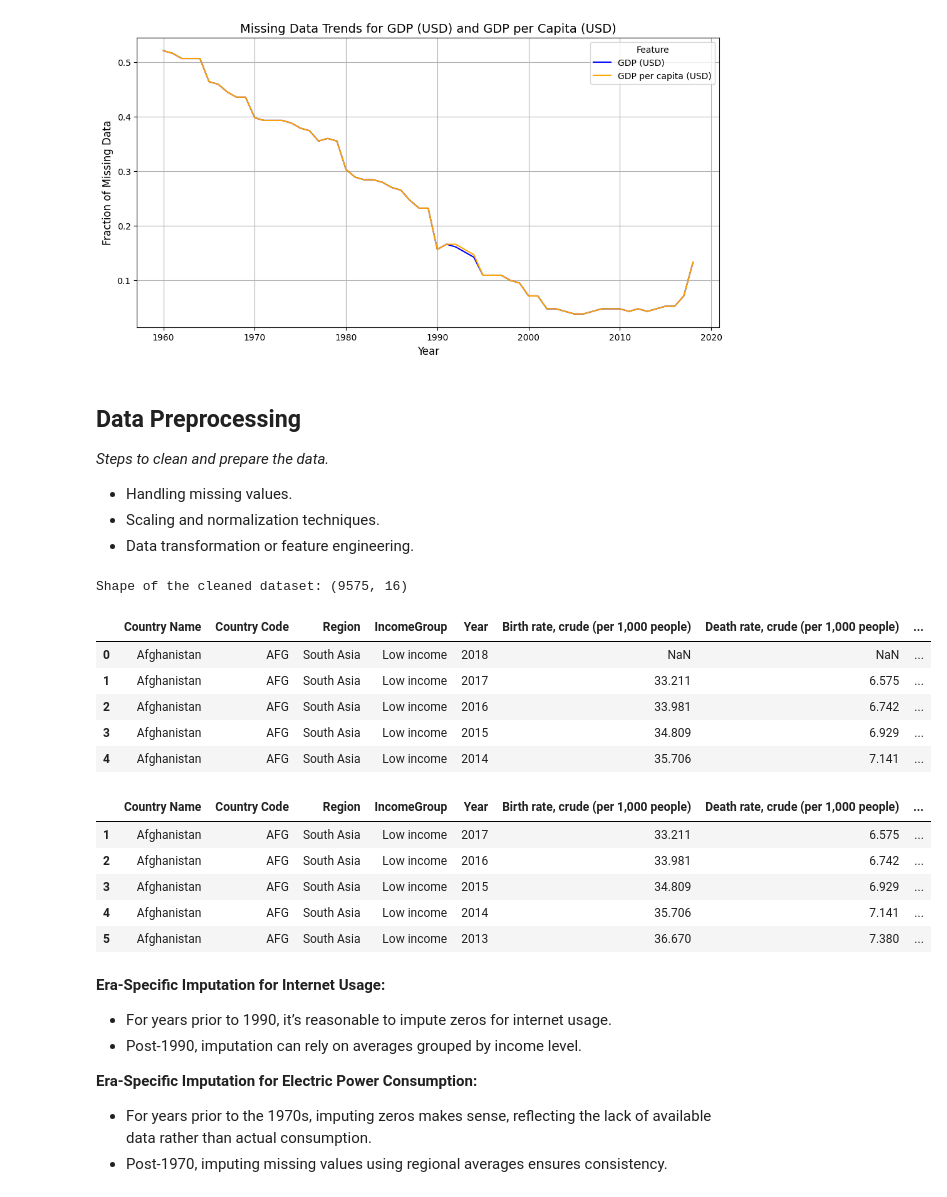
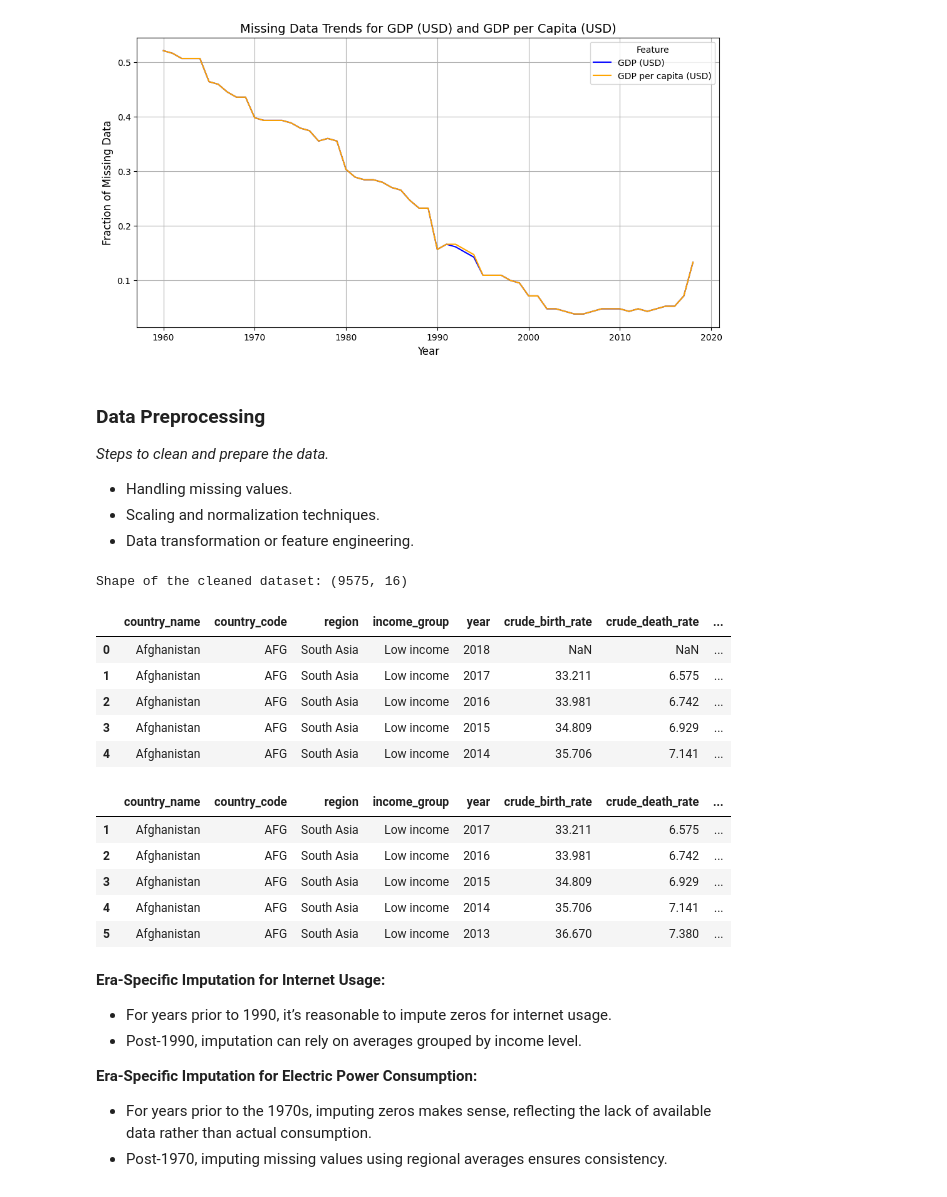
Before and after one commit to Siino-Z/Siino-Z.github.io, a Jupyter notebook: iPortfolio/Project3/WBReport.ipynb, the cells around one changed output. Cells and saved outputs as stored; diff of their text form; code cells hidden in the pictures.

```diff
--- a/iPortfolio/Project3/WBReport.ipynb
+++ b/iPortfolio/Project3/WBReport.ipynb
@@ -246,7 +255,7 @@ plt.show()
 [figure]
 # %% [markdown]
 
-## **Data Preprocessing**
+### **Data Preprocessing**
 _Steps to clean and prepare the data._
 
 - Handling missing values.
@@ -254,17 +263,17 @@ _Steps to clean and prepare the data._
 - Data transformation or feature engineering.
 # %%
 # Drop rows where GDP or GDP per capita (critical columns) are missing
-cleaned_df = df.dropna(subset=['GDP (USD)', 'GDP per capita (USD)'])
+cleaned_df = df_.dropna(subset=['gdp', 'gdp_per_capita'])
 
 # Recalculate Population (millions) after cleaning
-cleaned_df.loc[:, 'Population (M)'] = (cleaned_df['GDP (USD)'] / cleaned_df['GDP per capita (USD)']) / 1e6
+cleaned_df.loc[:, 'population'] = (cleaned_df['gdp'] / cleaned_df['gdp_per_capita']) / 1e6
 
 # Inspect the cleaned data
 print("Shape of the cleaned dataset:", cleaned_df.shape)
 display(cleaned_df.head())
 # %% [output]
 Shape of the cleaned dataset: (9575, 16)
-|  | Country Name | Country Code | Region | IncomeGroup | Year | Birth rate, crude (per 1,000 people) | Death rate, crude (per 1,000 people) | ... |
+|  | country_name | country_code | region | income_group | year | crude_birth_rate | crude_death_rate | ... |
 | 0 | Afghanistan | AFG | South Asia | Low income | 2018 | NaN | NaN | ... |
 | 1 | Afghanistan | AFG | South Asia | Low income | 2017 | 33.211 | 6.575 | ... |
 | 2 | Afghanistan | AFG | South Asia | Low income | 2016 | 33.981 | 6.742 | ... |
@@ -273,22 +282,22 @@ Shape of the cleaned dataset: (9575, 16)
 # %%
 # Dropping rows with missing values for Birth Rate, Death Rate, and Life Expectancy
 cleaned_df = cleaned_df.dropna(subset=[
-    'Birth rate, crude (per 1,000 people)',
-    'Death rate, crude (per 1,000 people)',
-    'Life expectancy at birth (years)'
+    'crude_birth_rate',
+    'crude_death_rate',
+    'life_expectancy'
 ])
 
 # Applying linear interpolation for Unemployment and Infant Mortality Rate
-cleaned_df['Unemployment (% of total labor force) (modeled ILO estimate)'] = cleaned_df[
-    'Unemployment (% of total labor force) (modeled ILO estimate)'].interpolate()
+cleaned_df['unemployment_rate_ilo_estimate'] = cleaned_df[
+    'unemployment_rate_ilo_estimate'].interpolate()
 
-cleaned_df['Infant mortality rate (per 1,000 live births)'] = cleaned_df[
-    'Infant mortality rate (per 1,000 live births)'].interpolate()
+cleaned_df['infant_mortality_rate'] = cleaned_df[
+    'infant_mortality_rate'].interpolate()
 
 # Displaying the first few rows to confirm cleaning
 cleaned_df.head()
 # %% [output]
-|  | Country Name | Country Code | Region | IncomeGroup | Year | Birth rate, crude (per 1,000 people) | Death rate, crude (per 1,000 people) | ... |
+|  | country_name | country_code | region | income_group | year | crude_birth_rate | crude_death_rate | ... |
 | 1 | Afghanistan | AFG | South Asia | Low income | 2017 | 33.211 | 6.575 | ... |
 | 2 | Afghanistan | AFG | South Asia | Low income | 2016 | 33.981 | 6.742 | ... |
 | 3 | Afghanistan | AFG | South Asia | Low income | 2015 | 34.809 | 6.929 | ... |
```
Also changed, not shown: parts of 35 cells of this notebook.
